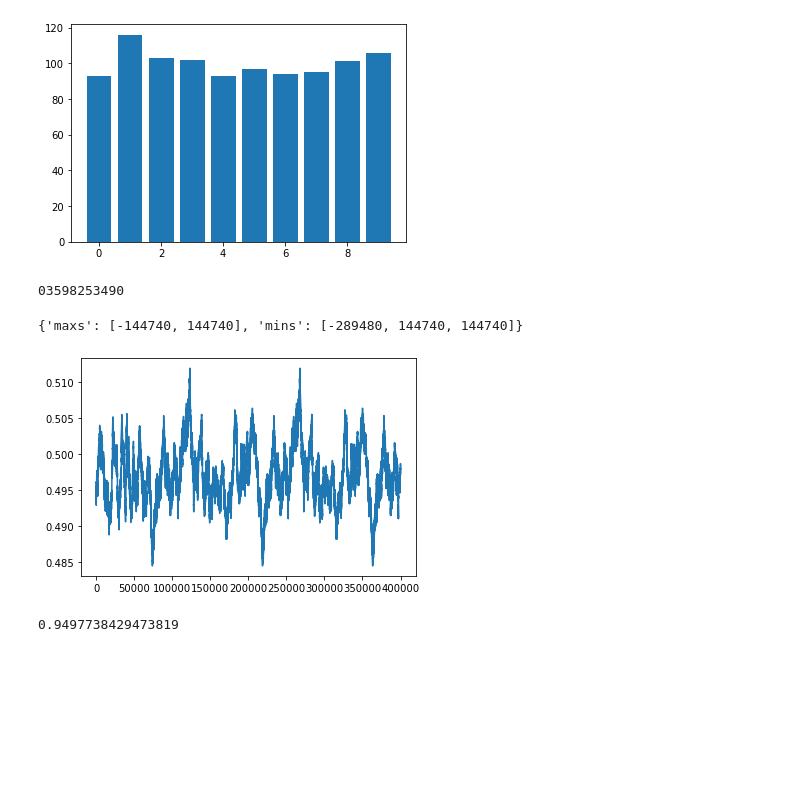
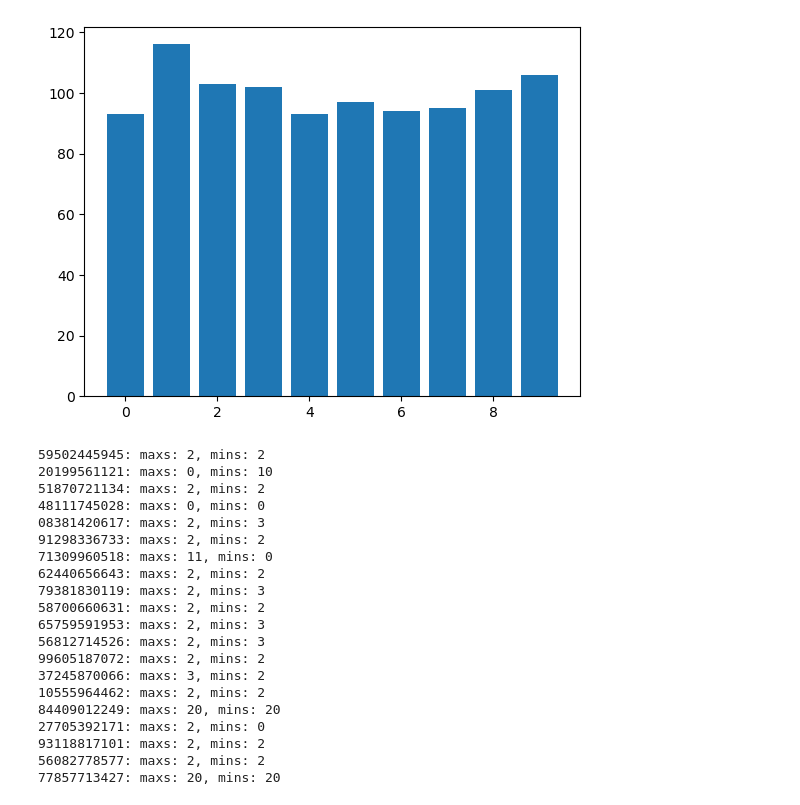
Before and after one commit to Jaimendo99/random_num_gen, a Jupyter notebook: randomNumGen.ipynb, the cells around one changed output. Saved outputs shown, nothing was run; the diff lists cells and outputs as text; code cells hidden in the pictures; blank space fills up the shorter version.

Commit message:
Added function to get the period of the data

```diff
--- a/randomNumGen.ipynb
+++ b/randomNumGen.ipynb
@@ -6,31 +6,31 @@ from tqdm.notebook import tqdm, trange
 # %%
 pi = """
 1415926535 8979323846 2643383279 5028841971 6939937510 5820974944
 5923078164 0628620899 8628034825 3421170679 8214808651 3282306647
 0938446095 5058223172 5359408128 4811174502 8410270193 8521105559
 6446229489 5493038196 4428810975 6659334461 2847564823 3786783165
 2712019091 4564856692 3460348610 4543266482 1339360726 0249141273
 7245870066 0631558817 4881520920 9628292540 9171536436 7892590360
 0113305305 4882046652 1384146951 9415116094 3305727036 5759591953
 0921861173 8193261179 3105118548 0744623799 6274956735 1885752724
 8912279381 8301194912 9833673362 4406566430 8602139494 6395224737
 1907021798 6094370277 0539217176 2931767523 8467481846 7669405132
 0005681271 4526356082 7785771342 7577896091 7363717872 1468440901
 2249534301 4654958537 1050792279 6892589235 4201995611 2129021960
 8640344181 5981362977 4771309960 5187072113 4999999837 2978049951
 0597317328 1609631859 5024459455 3469083026 4252230825 3344685035
 2619311881 7101000313 7838752886 5875332083 8142061717 7669147303
 5982534904 2875546873 1159562863 8823537875 9375195778 1857780532
 1712268066 1300192787 6611195909 2164201989
 """
 pi = pi.replace(" ","").replace("\n","")
+
+pi_np = np.array(list(pi))
+np.unique(pi_np, return_counts=True)
+plt.bar(np.arange(10), np.unique(pi_np, return_counts=True)[1])
+plt.show()
+# %% [output]
+[figure, added]
-# %%
-pi_np = np.array(list(pi), dtype=np.int8)
-np.unique(pi_np, return_counts=True)
-plt.bar(np.arange(10), np.unique(pi_np, return_counts=True)[1])
-plt.show()
-# %% [output]
-[figure, removed]
 # %%
 def get_seed(pi_digits, seed_length):
     start = np.random.randint(0, len(pi_digits))
@@ -56,36 +96,0 @@ def get_random_num(secuences):
-# %%
-# seed = get_random_num(get_secuence('41469519415'))
-seed = '37996274956' #67831652712, 37996274956, 37996274956
-seed = get_seed(pi, 11)
-
-print(seed)
-# seeds.append(seed)
-values= [seed]
-for _ in trange(400000):
-
-    values.append(str(get_random_num(get_secuence(values[-1]))))
-nums = [int(x) for x in values]
-nums1=[x/99999999999 for x in nums]
-
-avg_data = uniform_filter1d(nums1, size=5000)
-avg_data_rounded = [round(x, 12) for x in avg_data]
-plt.plot(avg_data_rounded)
-len(avg_data_rounded)
-
-maxs = np.where(avg_data_rounded==np.max(avg_data_rounded))[0]
-mins = np.where(avg_data_rounded==np.min(avg_data_rounded))[0]
-differences = {'maxs':[], 'mins':[]}
-for m in range(len(maxs)):
-    differences['maxs'].append(maxs[m] - maxs[m-1])
-for m in range(len(mins)):
-    differences['mins'].append(mins[m] - mins[m-1])
-# differences = differences[1:]
-differences
-# %% [output]
-03598253490
-{'maxs': [-144740, 144740], 'mins': [-289480, 144740, 144740]}
-[figure, removed]
-# %%
-np.random.random()
-# %% [output]
-0.9497738429473819
@@ -91,0 +103,26 @@ np.random.random()
+# %%
+for result in results:
+    maxs = len(result[1]['max'])
+    mins = len(result[1]['min'])
+    print(f'{result[0]}: maxs: {maxs}, mins: {mins}')
+# %% [output]
+59502445945: maxs: 2, mins: 2
+20199561121: maxs: 0, mins: 10
+51870721134: maxs: 2, mins: 2
+48111745028: maxs: 0, mins: 0
+08381420617: maxs: 2, mins: 3
+91298336733: maxs: 2, mins: 2
+71309960518: maxs: 11, mins: 0
+62440656643: maxs: 2, mins: 2
+79381830119: maxs: 2, mins: 3
+58700660631: maxs: 2, mins: 2
+65759591953: maxs: 2, mins: 3
+56812714526: maxs: 2, mins: 3
+99605187072: maxs: 2, mins: 2
+37245870066: maxs: 3, mins: 2
+10555964462: maxs: 2, mins: 2
+84409012249: maxs: 20, mins: 20
+27705392171: maxs: 2, mins: 0
+93118817101: maxs: 2, mins: 2
+56082778577: maxs: 2, mins: 2
+77857713427: maxs: 20, mins: 20
```
Also changed, not shown: parts of 4 cells of this notebook.
